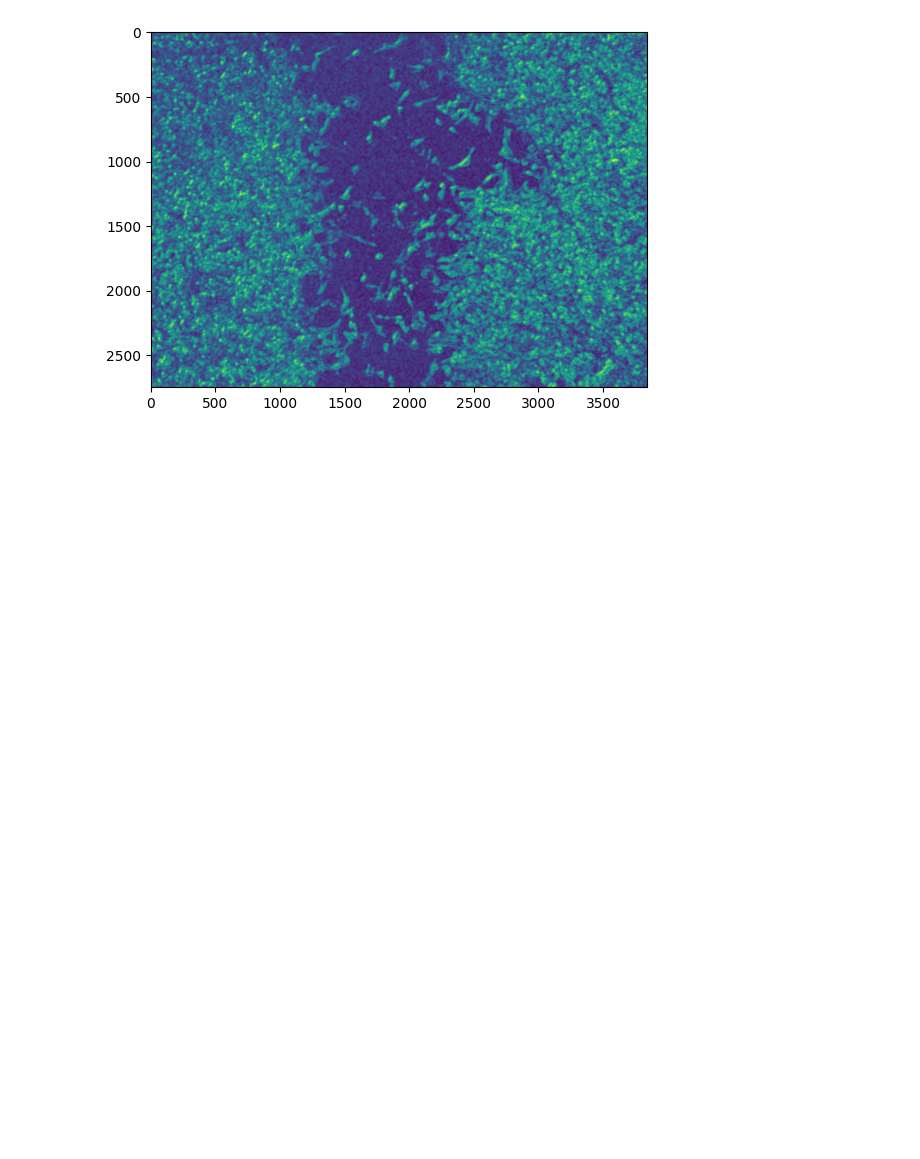
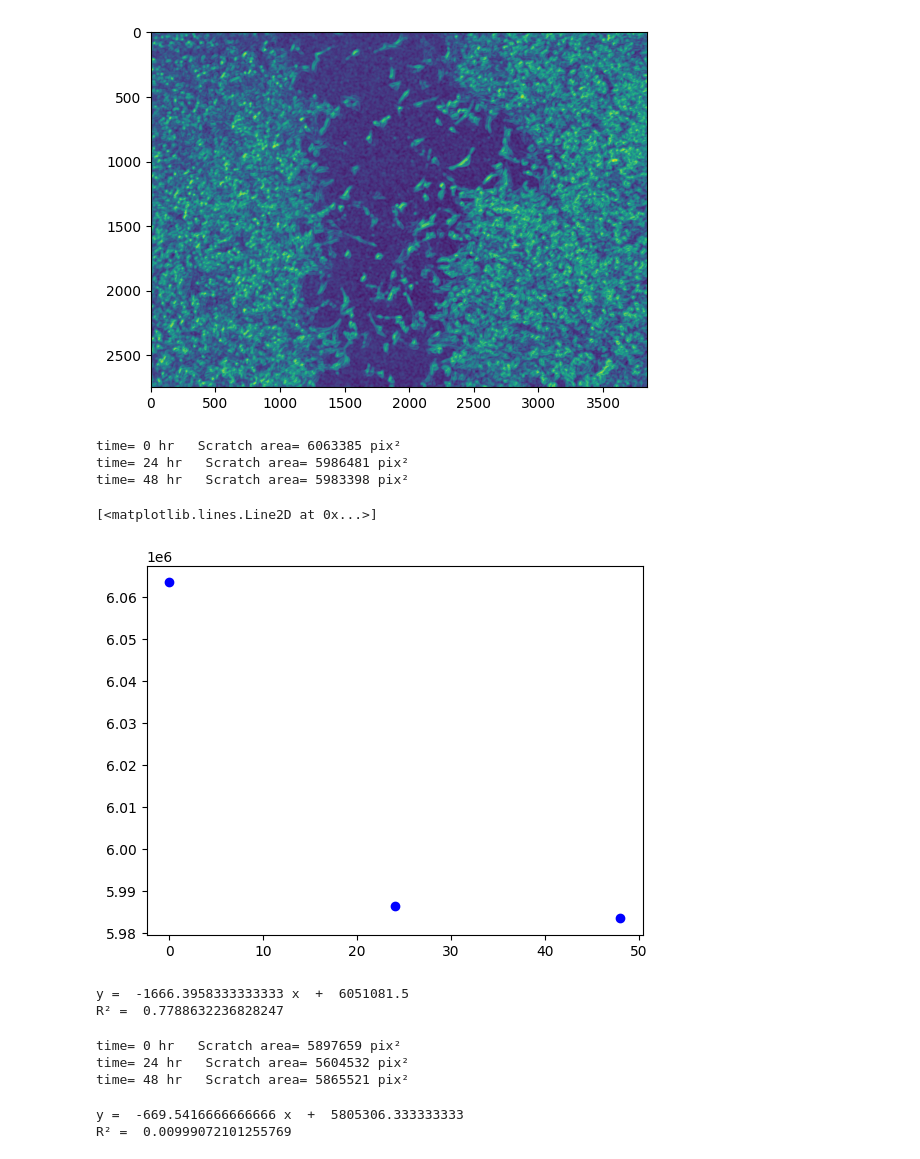
Before and after one commit to ZoePgit/scratch-assay, a Jupyter notebook: image_processing/scratch.ipynb, the cells around one changed output. Drawn from its saved outputs; the diff is of its cells as text; code cells hidden in the pictures; blank space fills up the shorter version.

Commit message:
scratch analysis draft 1

```diff
--- a/image_processing/scratch.ipynb
+++ b/image_processing/scratch.ipynb
@@ -43,0 +64,68 @@ plt.show()
+# %%
+time = 0
+time_list=[]
+area_list=[]
+path = "C:/Users/ThinkPad/Downloads/7.2.26"
+for file in glob.glob(os.path.join(path, "*8*")):
+    dict={}
+    img=io.imread(file)
+    entropy_img = entropy(img, disk(3))
+    thresh = threshold_otsu(entropy_img)
+    binary = entropy_img <= thresh
+    scratch_area = np.sum(binary == 1)
+    print("time=", time, "hr  ", "Scratch area=", scratch_area, "pix\N{SUPERSCRIPT TWO}")
+    time_list.append(time)
+    area_list.append(scratch_area)
+    time += 24
+# %% [output]
+time= 0 hr   Scratch area= 6063385 pix²
+time= 24 hr   Scratch area= 5986481 pix²
+time= 48 hr   Scratch area= 5983398 pix²
+# %%
+#print(time_list, area_list)
+plt.plot(time_list, area_list, 'bo')  #Print blue dots scatter plot
+# %% [output]
+[<matplotlib.lines.Line2D at 0x...>]
+[figure, added]
+# %%
+#Print slope, intercept
+from scipy.stats import linregress
+#print(linregress(time_list, area_list))
+slope, intercept, r_value, p_value, std_err = linregress(time_list, area_list)
+print("y = ",slope, "x", " + ", intercept  )
+print("R\N{SUPERSCRIPT TWO} = ", r_value**2)
+#print("r-squared: %f" % r_value**2)
+# %% [output]
+y =  -1666.3958333333333 x  +  6051081.5
+R² =  0.7788632236828247
+# %%
+time = 0
+time_list=[]
+area_list=[]
+path = "C:/Users/ThinkPad/Downloads/7.2.26"
+for file in glob.glob(os.path.join(path, "*con*")):
+    dict={}
+    img=io.imread(file)
+    entropy_img = entropy(img, disk(3))
+    thresh = threshold_otsu(entropy_img)
+    binary = entropy_img <= thresh
+    scratch_area = np.sum(binary == 1)
+    print("time=", time, "hr  ", "Scratch area=", scratch_area, "pix\N{SUPERSCRIPT TWO}")
+    time_list.append(time)
+    area_list.append(scratch_area)
+    time += 24
+# %% [output]
+time= 0 hr   Scratch area= 5897659 pix²
+time= 24 hr   Scratch area= 5604532 pix²
+time= 48 hr   Scratch area= 5865521 pix²
+# %%
+#Print slope, intercept
+from scipy.stats import linregress
+#print(linregress(time_list, area_list))
+slope, intercept, r_value, p_value, std_err = linregress(time_list, area_list)
+print("y = ",slope, "x", " + ", intercept  )
+print("R\N{SUPERSCRIPT TWO} = ", r_value**2)
+#print("r-squared: %f" % r_value**2)
+# %% [output]
+y =  -669.5416666666666 x  +  5805306.333333333
+R² =  0.00999072101255769
```
Also changed, not shown: parts of 3 cells of this notebook, 6 other files.
